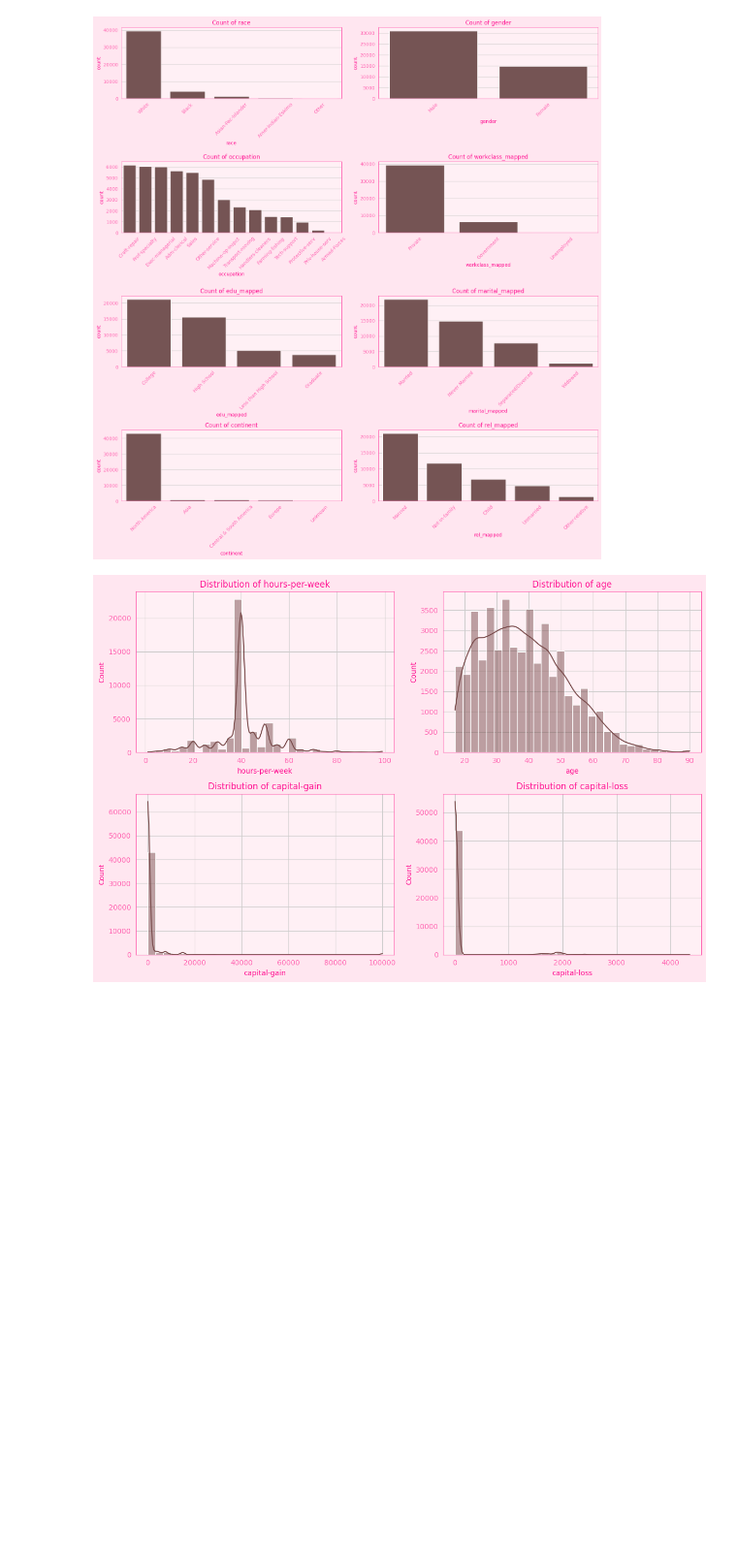
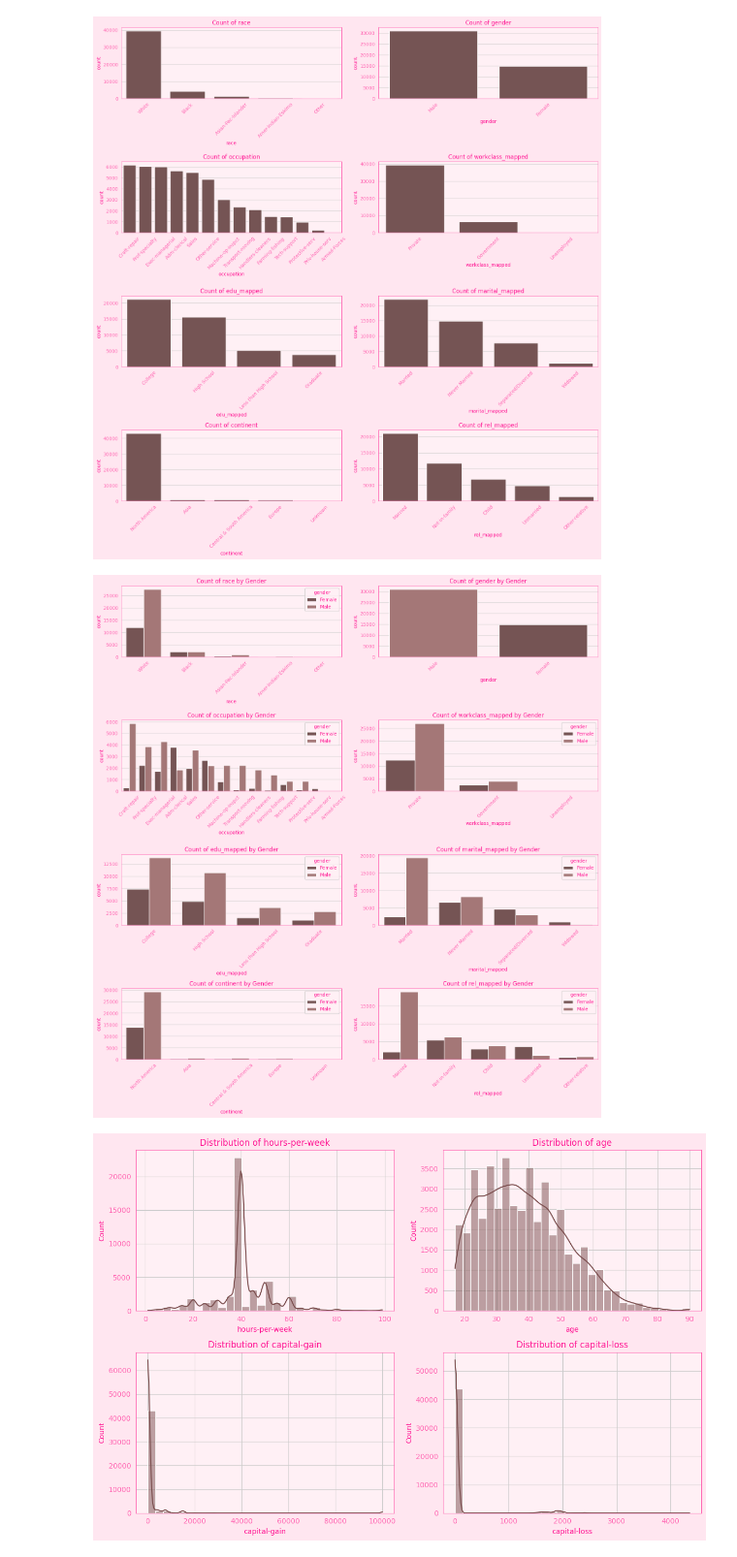
Before and after one commit to Jagoda222/HCML_2, a Jupyter notebook: Jagoda.ipynb, the cells around one changed output. Shown at 97% size. Drawn from its saved outputs; the diff is of its cells as text; code cells hidden in the pictures; blank space fills up the shorter version.

```diff
--- a/Jagoda.ipynb
+++ b/Jagoda.ipynb
@@ -211,5 +256,10 @@ df['edu_mapped'] = df['education'].map(education_mapping)
 df['marital_mapped'] = df['marital-status'].map(marital_mapping)
 df['continent'] = df['native-country'].map(continent_mapping)
 df['rel_mapped'] = df['relationship'].map(relationship_mapping)
+df['race_priv'] = df['race'].map(privilege_race).fillna('Not Privileged Race')
+df['workclass_priv'] = df['workclass_mapped'].map(privilege_workclass)
+df['education_priv'] = df['edu_mapped'].map(privilege_education)
+df['marital_priv'] = df['marital_mapped'].map(privilege_marital)
+df['relationship_priv'] = df['rel_mapped'].map(privilege_relationship)
 # %%
 df = df.drop(columns=['workclass', 'education', 'marital-status', 'native-country', 'education-num','relationship'])
@@ -257,6 +300,33 @@ plt.tight_layout()
 plt.show()
 # %% [output]
 [figure]
+# %%
+import matplotlib.pyplot as plt
+import seaborn as sns
+
+cat_cols = ['race', 'gender', 'occupation', 'workclass_mapped', 'edu_mapped', 'marital_mapped', 'continent', 'rel_mapped']
+
+n = len(cat_cols)
+cols = 2
+rows = (n + 1) // cols
+
+fig, axes = plt.subplots(rows, cols, figsize=(15, rows * 4))
+axes = axes.flatten()
+
+for i, col in enumerate(cat_cols):
+    sns.countplot(data=df, x=col, hue='gender', ax=axes[i],
+                  order=df[col].value_counts().index)
+    axes[i].set_title(f'Count of {col} by Gender')
+    axes[i].tick_params(axis='x', rotation=45)
+
+# Remove any unused subplots
+for j in range(i + 1, len(axes)):
+    fig.delaxes(axes[j])
+
+plt.tight_layout()
+plt.show()
+# %% [output]
+[figure, added]
 # %%
 import matplotlib.pyplot as plt
 import seaborn as sns
```
Also changed, not shown: parts of 2 cells of this notebook.
